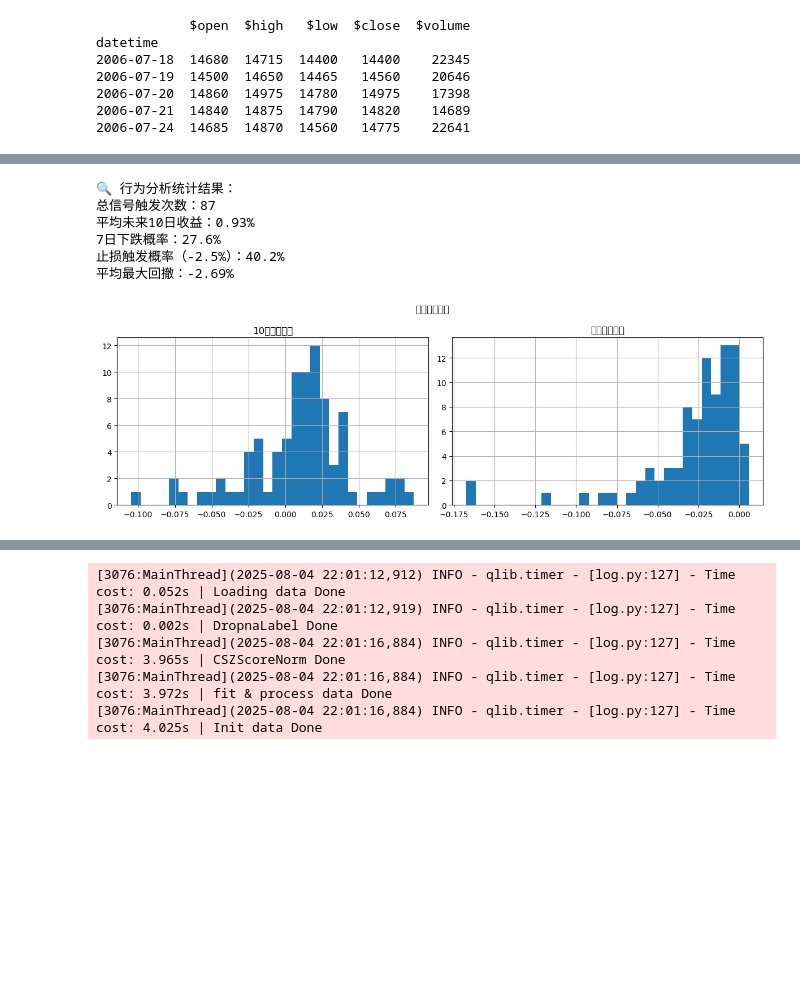
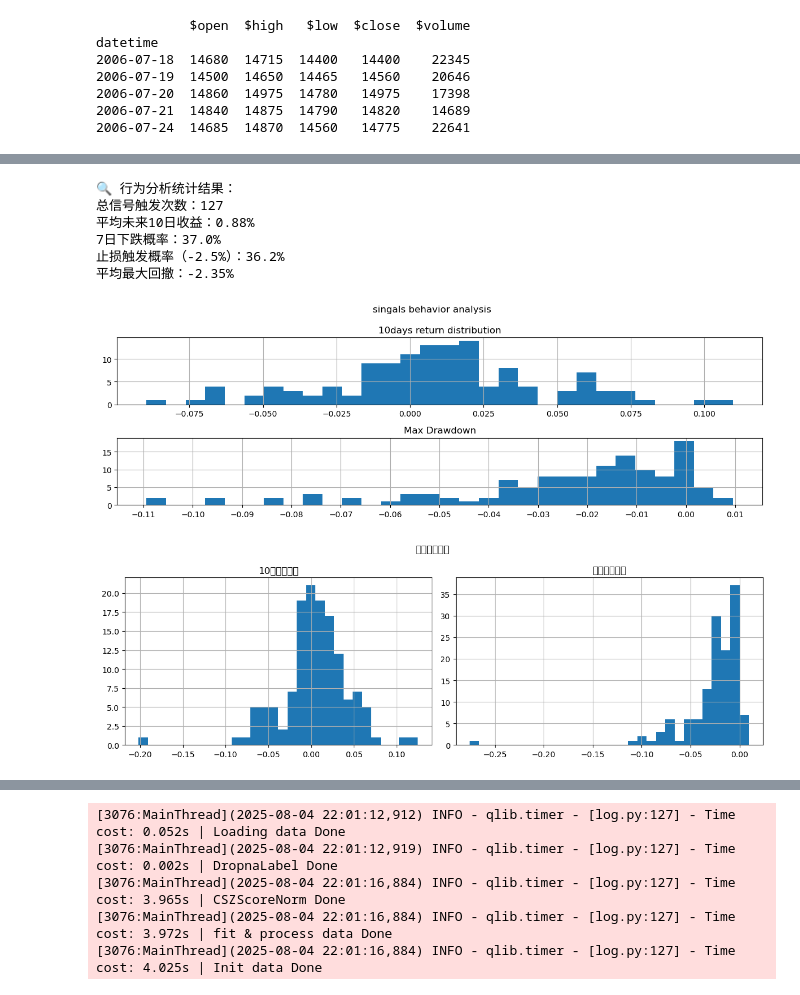
Before and after one commit to tenofovir/stock_analysis_tool, a Jupyter notebook: Quant_qlib.ipynb, the cells around one changed output, grey strips where cells are left out. Drawn from its saved outputs; the diff is of its cells as text; code cells hidden in the pictures; blank space fills up the shorter version.

```diff
--- a/Quant_qlib.ipynb
+++ b/Quant_qlib.ipynb
@@ -525,3 +664,33 @@ filtered.to_csv("factor_analysis_results_95.csv", index=False)
+# %%
+df = df_factor
+signal = (
+    (df["ROC_1"] > 0)                                      # ROC_1 > 0
+    & (df["ROC_5"] > 0)                                    # ROC_5 > 0
+    & (abs(df["$close"] - df["BB_lower"]) / df["BB_lower"] < 0.04)  # Close near BB_upper（±1%）
+    & (df["KDJ_D"] < 80)                                   # %D < 80
+    & (df["KDJ_J"] < 100)                                  # J < 100
+    & (df["ROC_3"].diff() > 0)                             # ROC3 ↑（diff > 0）
+    & (df["ROC_8"].diff() > 0)                             # ROC8 ↑（diff > 0）
+)
+signal = signal.fillna(False)
+
+# 5. 调用 analyze_signal 做回测
+res = analyze_signal(
+    df,
+    signal=signal,
+    horizon=10,             # 与批量时相同
+    stop_loss_ratio=-0.025, # 与批量时相同
+    plot=True,
+    print_r=True               # 想看图设 True，否则设 False
+)
+# %% [output]
+🔍 行为分析统计结果：
+总信号触发次数：127
+平均未来10日收益：0.88%
+7日下跌概率：37.0%
+止损触发概率（-2.5%）：36.2%
+平均最大回撤：-2.35%
+[figure, added]
 # %%
 df = df_factor
 # 假设 df 中包含 $close, $volume 等
@@ -532,50 +701,37 @@ signal = (
     (df["ROC_8"] > 0) &              # 中期动量偏强
     (df["ROC_1"] > 0) &             # 短期没下跌
     (abs(df["RSI_14"] - 50) < 10) &    # RSI靠近中性，表明盘整可能
     (df["$close"] > df["MA50"]) & # 长期趋势
     (df["MA20"].diff() > 0)& #MA20斜率向上
     (df["OBV_slope"] > 0)
 )
 '''
+
 signal = (
-    (df["MA_10"].diff() > 0)                                  # 10日均线斜率向上
-    & (df["-DI_14"] > df["+DI_14"])                           # 空头方向指标大于多头指标（空头占优）
-    & (df["$volume"] > df["$volume"].rolling(20).mean())      # 日成交量大于20日均量
-    & (df["KDJ_K"] > 20)                                      # %K 从超卖区上升
-    & (df["KDJ_D"] < 80)                                      # %D 未到超买区
+    (df["$close"] > df["MA_50"])       # Close > MA50
+    & (df["MA20_slope"] > 0)           # MA20 ↑
+    & (df["$volume"] < df["Vol20_mean"])  # Vol < Vol20
+    & (df["KDJ_J"] < 100)              # J < 100
+    & (df["ROC_8"] > 0)                # ROC8 > 0
 )
-
 
 
 #----------------------
 # 3. 确定每次信号触发的日期和入场价格
 entry_dates = df.index[signal]
 entry_prices = df["$close"].loc[entry_dates]
 
 # 4. 设置分析参数
 horizon = 10  # 回测窗口
 stop_loss_ratio = -0.025  # 止损阈值（如 -0.03 表示 -3%）
 
 # 3. 调用封装函数
 res_df = analyze_signal(
     df,
     signal=signal,
     horizon=horizon,
     stop_loss_ratio=stop_loss_ratio,
     plot=True
 )
-
-# 7. 可视化
-import matplotlib.pyplot as plt
-
-#res_df[["7d_return", "max_drawdown"]].hist(bins=30, figsize=(10, 4))
-#plt.suptitle("行为信号未来7日表现")
-#plt.show()
 # %% [output]
-🔍 行为分析统计结果：
-总信号触发次数：87
-平均未来10日收益：0.93%
-7日下跌概率：27.6%
-止损触发概率（-2.5%）：40.2%
-平均最大回撤：-2.69%
-[figure, old version]
+[figure, new version]
```
Also changed, not shown: parts of 7 cells of this notebook, 1 other file.
